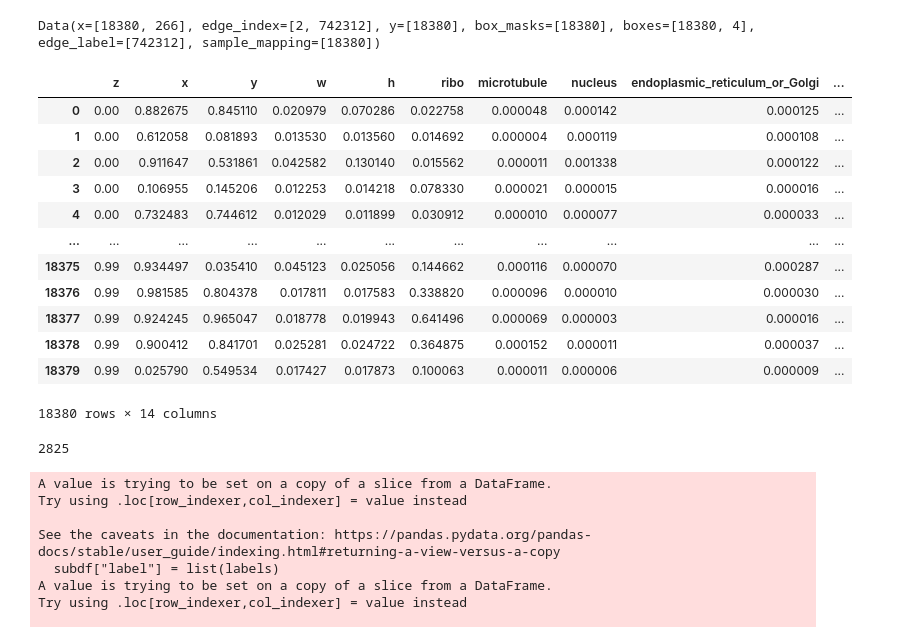
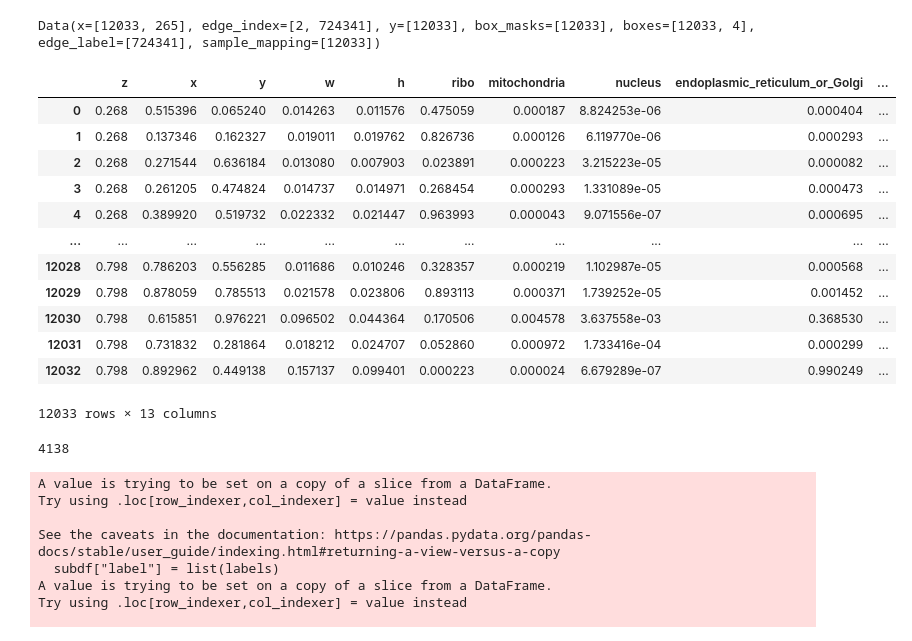
Before and after one commit to tyfei0216/TomoGNN, a Jupyter notebook: demo.ipynb, the cells around one changed output. Saved outputs shown, nothing was run; the diff lists cells and outputs as text; code cells hidden in the pictures.

```diff
--- a/demo.ipynb
+++ b/demo.ipynb
@@ -24,5 +25,6 @@ import torchvision.transforms.v2 as transforms
 from transformers import DetrConfig, DetrForObjectDetection, DetrImageProcessor, DetrForSegmentation, ConditionalDetrForObjectDetection,ConditionalDetrConfig,ConditionalDetrForSegmentation
 # %%
 #load model
-model = utils.loadModel("/data/transformer_project/transforemer_model/train_data/training/results/conditional_detr/stage12_fold1_num15", "last.ckpt")
+# model = utils.loadModel("/data/transformer_project/transforemer_model/train_data/training/results/conditional_detr/whole_mrc", "epoch=29-total_validate_auroc=0.8853-total_validate_loss=0.2987-v1.ckpt")
+model = utils.loadModel("/data/transformer_project/transforemer_model/train_data/training/results/conditional_detr/fold1_mrc", "/data/transformer_project/transforemer_model/train_data/training/results/conditional_detr/fold1_mrc/epoch=39-total_validate_auroc=0.8501-total_validate_loss=0.5736.ckpt")
 model = model.eval()
@@ -30,12 +42,23 @@ model = model.eval()
 # read dataset and run stage 1
 model.stage = "stage 1"
 # dataset = data.TestDataset("/data/transformer_project/transforemer_model/test_data/dxd20240920/tomo/24092002_9", norm="hist")
-dataset = modules.CocoDetection(
-"/data/transformer_project/transforemer_model/train_data/training/data/",
-"/data/transformer_project/transforemer_model/train_data/training/data/annotations/sllt0039_9_5_10.pkl",
-                            is_npy=True, filter_class=[3, 4, 7, 12, 14], map_class={"3":0, "4":1, "7":2, "12":3, "14":4}, require_mask=True, transform=utils.getConstantTransform(), add_classname=True, norm="hist",filtermin=3
+# dataset = data.CocoDetection(
+# "/data/transformer_project/transforemer_model/train_data/training/data/",
+# "/data/transformer_project/transforemer_model/train_data/training/data/annotations/sllt0039_9_5_10.pkl",
+#                             is_npy=True, filter_class=[3, 4, 7, 12, 14], map_class={"3":0, "4":1, "7":2, "12":3, "14":4}, require_mask=True, transform=data.getConstantTransform(), add_classname=True, norm="hist",filtermin=3
+# )
+dataset = data.MrcDataset(
+    "/data/transformer_project/transforemer_model/train_data/training/newdata/sllt0039.pkl",
+    norm="hist",
+    reshape=800,
+    gap=5,
+    length_for_average=10,
+    transform=data.getConstantTransform(),
+    add_classname=True,
+
 )
-retdict = utils.buildStage2(model, dataset, (800, 800), 0.05, has_none=False, empty=5)
+# dataset = data.TestDatasetMrc("/data/transformer_project/transforemer_model/train_data/sull20240716_sllt0039/tomo/sllt0039_9.62Apx.mrc", norm="hist", reshape=800, gap=5, length_for_average=10)
+retdict = utils.buildStage2(model, dataset, (800, 800), 0.05, has_none=False, empty=4)
 graph = utils.convertStage2Dataset(retdict)
 # %% [output]
 slice 0
@@ -58,7 +81,7 @@ obj_cnts: 18380
 # %%
 graph
 # %% [output]
-Data(x=[18380, 266], edge_index=[2, 742312], y=[18380], box_masks=[18380], boxes=[18380, 4], edge_label=[742312], sample_mapping=[18380])
+Data(x=[12033, 265], edge_index=[2, 724341], y=[12033], box_masks=[12033], boxes=[12033, 4], edge_label=[724341], sample_mapping=[12033])
 # %%
 # run stage 2
 model.stage = "stage 2"
@@ -70,30 +93,33 @@ pred_boxes = res["box"]
 # %%
 # concat results from different slices
 df = torch.cat([z, pred_boxes, prob], 1)
 df = df.detach().numpy()
-df = pd.DataFrame(df, columns=["z", "x", "y", "w", "h", "ribo", "microtubule", "nucleus", "endoplasmic_reticulum_or_Golgi", "mitochondria", "None"])
-subdf = df[["ribo", "microtubule", "nucleus", "endoplasmic_reticulum_or_Golgi", "mitochondria", "None"]]
+# df = pd.DataFrame(df, columns=["z", "x", "y", "w", "h", "ribo", "microtubule", "nucleus", "endoplasmic_reticulum_or_Golgi", "mitochondria", "None"])
+df = pd.DataFrame(df, columns=["z", "x", "y", "w", "h", "ribo",  "mitochondria", "nucleus", "endoplasmic_reticulum_or_Golgi", "None"])
+# subdf = df[["ribo", "microtubule", "nucleus", "endoplasmic_reticulum_or_Golgi", "mitochondria", "None"]]
+subdf = df[["ribo", "nucleus", "endoplasmic_reticulum_or_Golgi", "mitochondria", "None"]]
 v = subdf.values
-v = v > np.array([0.6, 0.5, 0.5, 0.5, 0.5, 1.2])
+# v = v > np.array([0.6, 0.5, 0.5, 0.5, 0.5, 1.2])
+v = v > np.array([0.4, 0.5, 0.5, 0.5, 1.2])
 v = v.any(axis=1)
 df["max"] = subdf.max(axis=1)
 df["largest"] = subdf.idxmax(axis=1)
 df["prob"] = v
 df
 # %% [output]
-|  | z | x | y | w | h | ribo | microtubule | nucleus | endoplasmic_reticulum_or_Golgi | ... |
-| 0 | 0.00 | 0.882675 | 0.845110 | 0.020979 | 0.070286 | 0.022758 | 0.000048 | 0.000142 | 0.000125 | ... |
-| 1 | 0.00 | 0.612058 | 0.081893 | 0.013530 | 0.013560 | 0.014692 | 0.000004 | 0.000119 | 0.000108 | ... |
-| 2 | 0.00 | 0.911647 | 0.531861 | 0.042582 | 0.130140 | 0.015562 | 0.000011 | 0.001338 | 0.000122 | ... |
-| 3 | 0.00 | 0.106955 | 0.145206 | 0.012253 | 0.014218 | 0.078330 | 0.000021 | 0.000015 | 0.000016 | ... |
-| 4 | 0.00 | 0.732483 | 0.744612 | 0.012029 | 0.011899 | 0.030912 | 0.000010 | 0.000077 | 0.000033 | ... |
+|  | z | x | y | w | h | ribo | mitochondria | nucleus | endoplasmic_reticulum_or_Golgi | ... |
+| 0 | 0.268 | 0.515396 | 0.065240 | 0.014263 | 0.011576 | 0.475059 | 0.000187 | 8.824253e-06 | 0.000404 | ... |
+| 1 | 0.268 | 0.137346 | 0.162327 | 0.019011 | 0.019762 | 0.826736 | 0.000126 | 6.119770e-06 | 0.000293 | ... |
+| 2 | 0.268 | 0.271544 | 0.636184 | 0.013080 | 0.007903 | 0.023891 | 0.000223 | 3.215223e-05 | 0.000082 | ... |
+| 3 | 0.268 | 0.261205 | 0.474824 | 0.014737 | 0.014971 | 0.268454 | 0.000293 | 1.331089e-05 | 0.000473 | ... |
+| 4 | 0.268 | 0.389920 | 0.519732 | 0.022332 | 0.021447 | 0.963993 | 0.000043 | 9.071556e-07 | 0.000695 | ... |
 | ... | ... | ... | ... | ... | ... | ... | ... | ... | ... | ... |
-| 18375 | 0.99 | 0.934497 | 0.035410 | 0.045123 | 0.025056 | 0.144662 | 0.000116 | 0.000070 | 0.000287 | ... |
-| 18376 | 0.99 | 0.981585 | 0.804378 | 0.017811 | 0.017583 | 0.338820 | 0.000096 | 0.000010 | 0.000030 | ... |
-| 18377 | 0.99 | 0.924245 | 0.965047 | 0.018778 | 0.019943 | 0.641496 | 0.000069 | 0.000003 | 0.000016 | ... |
-| 18378 | 0.99 | 0.900412 | 0.841701 | 0.025281 | 0.024722 | 0.364875 | 0.000152 | 0.000011 | 0.000037 | ... |
-| 18379 | 0.99 | 0.025790 | 0.549534 | 0.017427 | 0.017873 | 0.100063 | 0.000011 | 0.000006 | 0.000009 | ... |
+| 12028 | 0.798 | 0.786203 | 0.556285 | 0.011686 | 0.010246 | 0.328357 | 0.000219 | 1.102987e-05 | 0.000568 | ... |
+| 12029 | 0.798 | 0.878059 | 0.785513 | 0.021578 | 0.023806 | 0.893113 | 0.000371 | 1.739252e-05 | 0.001452 | ... |
+| 12030 | 0.798 | 0.615851 | 0.976221 | 0.096502 | 0.044364 | 0.170506 | 0.004578 | 3.637558e-03 | 0.368530 | ... |
+| 12031 | 0.798 | 0.731832 | 0.281864 | 0.018212 | 0.024707 | 0.052860 | 0.000972 | 1.733416e-04 | 0.000299 | ... |
+| 12032 | 0.798 | 0.892962 | 0.449138 | 0.157137 | 0.099401 | 0.000223 | 0.000024 | 6.679289e-07 | 0.990249 | ... |
-18380 rows × 14 columns
+12033 rows × 13 columns
 # %%
 # run nms
 nms = {"ribo":0.2, "microtubule":0.5, "nucleus":0.2, "endoplasmic_reticulum_or_Golgi":0.6, "mitochondria":0.2, "None":1.2}
@@ -111,7 +137,7 @@ df = pd.concat(alldfs)
 df["final"] = df["bbnms"] & df["prob"]
 df["final"].sum()
 # %% [output]
-2825
+4138
 # %%
 import numpy as np
 from sklearn.cluster import DBSCAN
```
Also changed, not shown: parts of 6 cells of this notebook, 4 other files.
